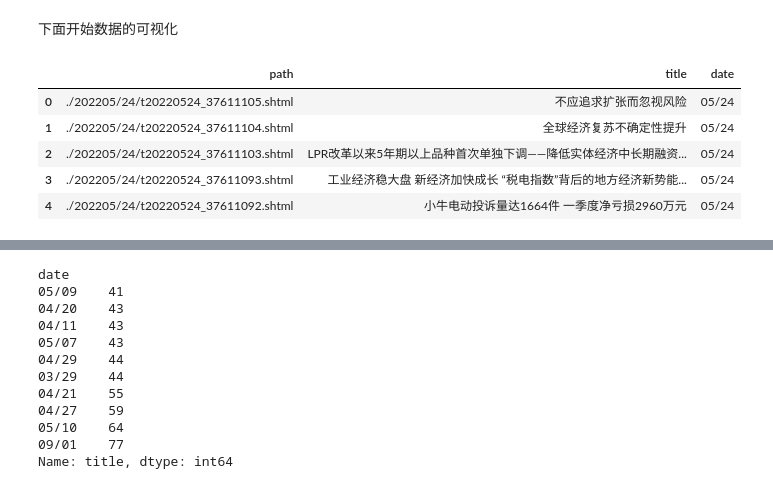
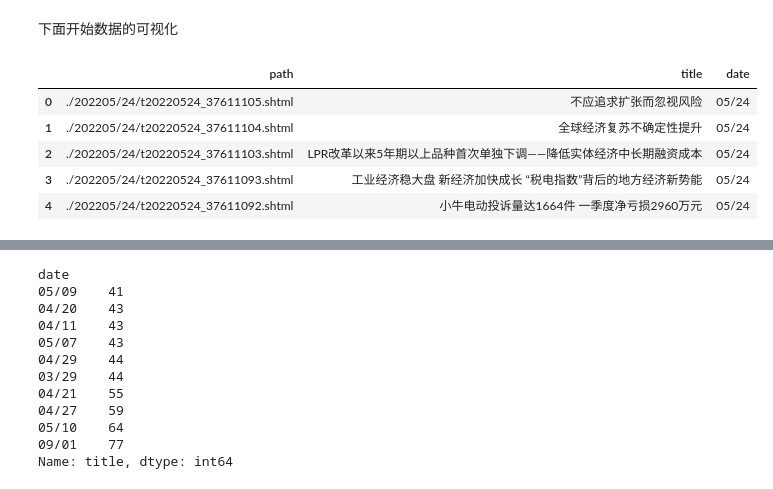
Before and after one commit to YCCDSZXH/PythonNews, a Jupyter notebook: 01.ipynb, the cells around one changed output, grey strips where cells are left out. Saved outputs shown, nothing was run; the diff lists cells and outputs as text; code cells hidden in the pictures.

```diff
--- a/01.ipynb
+++ b/01.ipynb
@@ -504,15 +504,15 @@ with open("content3.csv", "w") as f:
 # %%
 # 读取数据
 # pd.set_option("display.unicode.ambiguous_as_wide", True)
 # pd.set_option("display.unicode.east_asian_width", True)
-df = pd.read_csv("content2.csv", names=["path", "title", "date"])
+df = pd.read_csv("content3.csv", names=["path", "title", "date"])
 df.head()
 # %% [output]
 |  | path | title | date |
 | 0 | ./202205/24/t20220524_37611105.shtml | 不应追求扩张而忽视风险 | 05/24 |
 | 1 | ./202205/24/t20220524_37611104.shtml | 全球经济复苏不确定性提升 | 05/24 |
-| 2 | ./202205/24/t20220524_37611103.shtml | LPR改革以来5年期以上品种首次单独下调――降低实体经济中长期融资... | 05/24 |
-| 3 | ./202205/24/t20220524_37611093.shtml | 工业经济稳大盘 新经济加快成长 “税电指数”背后的地方经济新势能... | 05/24 |
+| 2 | ./202205/24/t20220524_37611103.shtml | LPR改革以来5年期以上品种首次单独下调――降低实体经济中长期融资成本 | 05/24 |
+| 3 | ./202205/24/t20220524_37611093.shtml | 工业经济稳大盘 新经济加快成长 “税电指数”背后的地方经济新势能 | 05/24 |
 | 4 | ./202205/24/t20220524_37611092.shtml | 小牛电动投诉量达1664件 一季度净亏损2960万元 | 05/24 |
 # %%
 df
```
Also changed, not shown: parts of 7 cells of this notebook, 1 other file.
